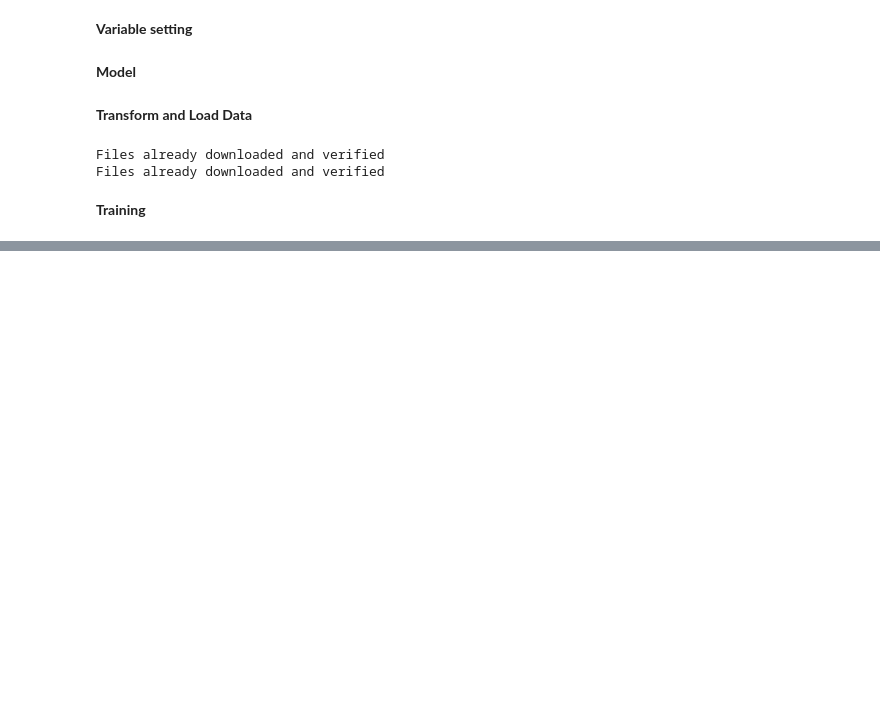
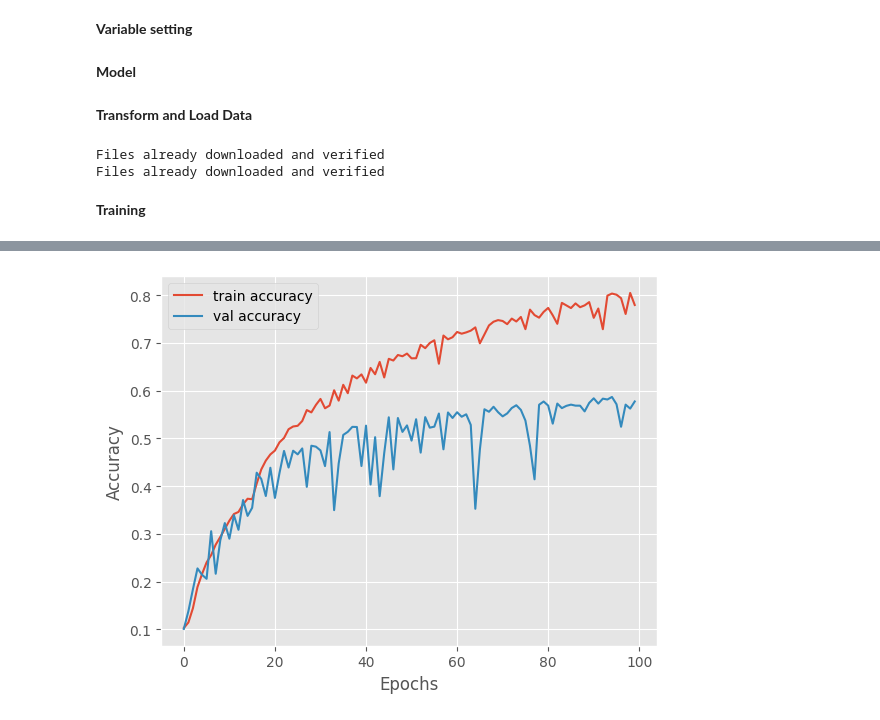
Before and after one commit to chriscamano/871_project, a Jupyter notebook: experiments/unet.ipynb, the cells around one changed output, grey strips where cells are left out. Drawn from its saved outputs; the diff is of its cells as text; code cells hidden in the pictures; blank space fills up the shorter version.

```diff
--- a/experiments/unet.ipynb
+++ b/experiments/unet.ipynb
@@ -245,0 +290,10 @@ RuntimeError: shape '[64, 32, 32]' is invalid for input of size 655360
+# %%
+plt.style.use("ggplot")
+plt.plot(summary['train_corrects_history'], label="train accuracy")
+plt.plot(summary['val_corrects_history'], label="val accuracy")
+plt.xlabel('Epochs')
+plt.ylabel('Accuracy')
+plt.legend()
+plt.show()
+# %% [output]
+[figure, added]
```
Also changed, not shown: parts of 6 cells of this notebook.
